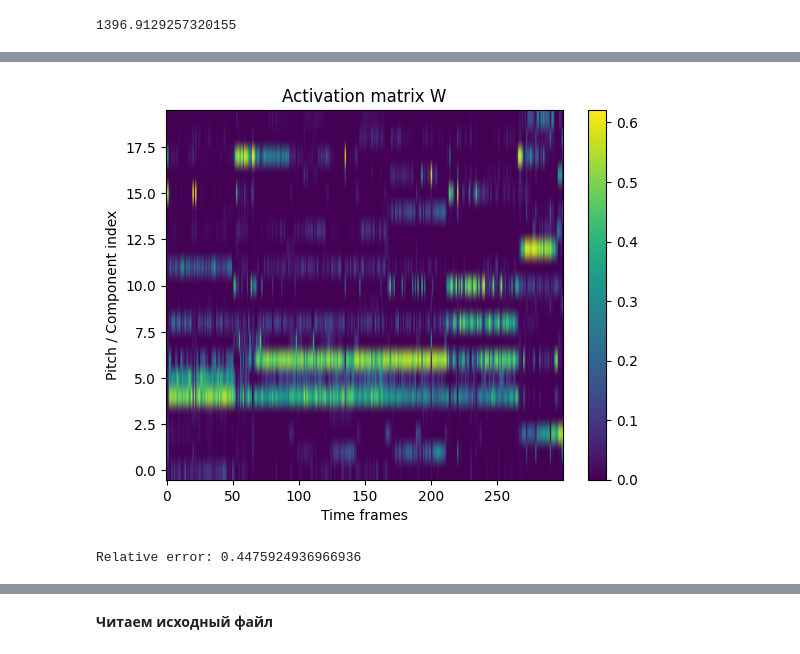
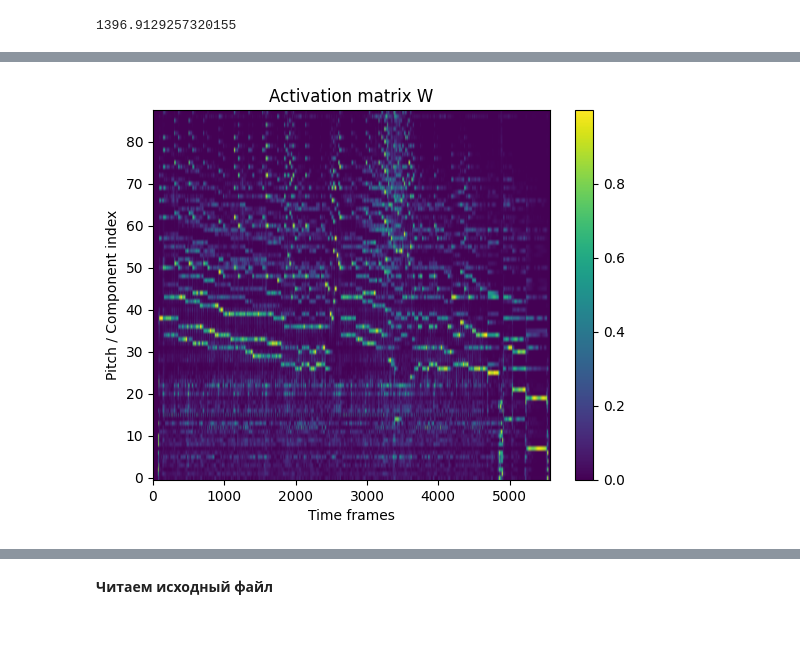
Before and after one commit to bierml/NMFforAMT, a Jupyter notebook: Experimental/Music_Transcribing[NMF].ipynb, the cells around one changed output, grey strips where cells are left out. Cells and saved outputs as stored; diff of their text form; code cells hidden in the pictures.

```diff
--- a/Experimental/Music_Transcribing[NMF].ipynb
+++ b/Experimental/Music_Transcribing[NMF].ipynb
@@ -287,20 +269,52 @@ Reconstruction error: 3.693814798571557
-# %%
-import matplotlib.pyplot as plt
-plt.figure()
-#plt.imshow(H_v, aspect='auto', origin='lower')
-#plt.imshow(Y[:,140:160], aspect='auto', origin='lower')
-plt.imshow(H, aspect='auto', origin='lower')
-#plt.imshow(Y, aspect='auto', origin='lower')
-plt.colorbar()
-plt.title("Activation matrix W")
-plt.xlabel("Time frames")
-plt.ylabel("Pitch / Component index")
-plt.show()
-# %% [output]
-[figure, removed]
-# %%
-error = np.linalg.norm(spectrogram_norm - W @ H)
-normV = np.linalg.norm(spectrogram_norm)
-print("Relative error:", error / normV)
-# %% [output]
-Relative error: 0.4475924936966936
+# %%
+from scipy.ndimage import label
+def enforce_min_duration(B, min_len=10):
+    for q in range(B.shape[0]):
+        labels, n = label(B[q])
+        for i in range(1, n+1):
+            if np.sum(labels == i) < min_len:
+                B[q][labels == i] = 0
+    return B
+def matrix_filter(H):
+  H_c = H.copy()
+  for i in range(H_c.shape[0]):
+    for j in range(H_c.shape[1]):
+      v = 0
+      if ((j-1)>=0):
+        v += H_c[i,j-1]
+      if((j+1)<H_c.shape[1]):
+        v += H_c[i,j+1]
+      v += H_c[i,j]
+      v = v / 3
+      H_c[i,j] = v
+  return H_c
+def rowwise_norm(H, eps=1e-8):
+    Hn = H.copy()
+    for q in range(H.shape[0]):
+        m = np.max(Hn[q])
+        if m > eps:
+            Hn[q] /= m
+    return Hn
+#Y = norm_dynamic_range(H_new)
+Y = rowwise_norm(H_est)
+Y = matrix_filter(Y)
+#Y = unsharp_matrix(Y)
+#Y = np.maximum(0, Y)
+#Y = freq_ftr(Y)
+#Y = binarize_matrix(Y)
+#Y = track_notes(Y)
+Y = enforce_min_duration(Y)
+import matplotlib.pyplot as plt
+plt.figure()
+#plt.imshow(H_v, aspect='auto', origin='lower')
+#plt.imshow(Y[:,140:160], aspect='auto', origin='lower')
+plt.imshow(Y, aspect='auto', origin='lower')
+#plt.imshow(W_i, aspect='auto', origin='lower')
+#plt.imshow(Y, aspect='auto', origin='lower')
+plt.colorbar()
+plt.title("Activation matrix W")
+plt.xlabel("Time frames")
+plt.ylabel("Pitch / Component index")
+plt.show()
+# %% [output]
+[figure, added]
```
Also changed, not shown: parts of 45 cells of this notebook, 2 other files.
